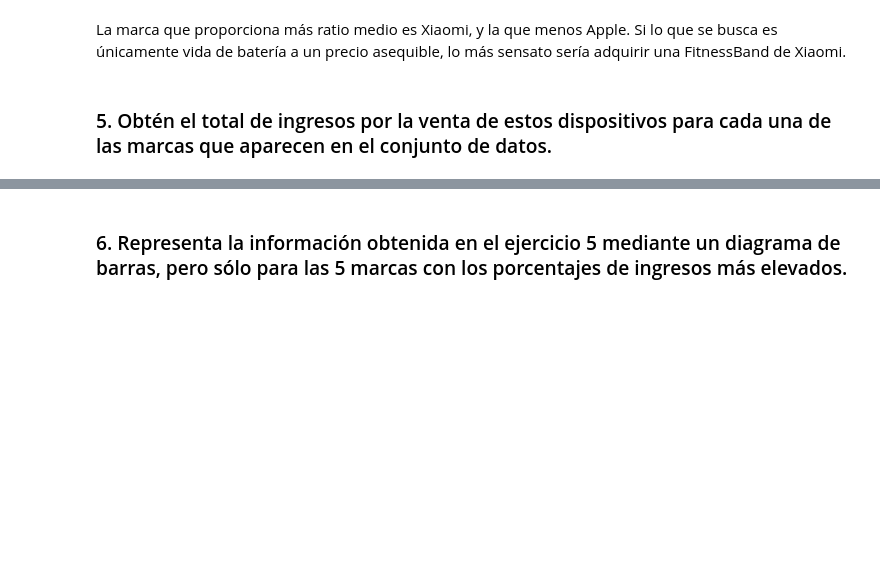
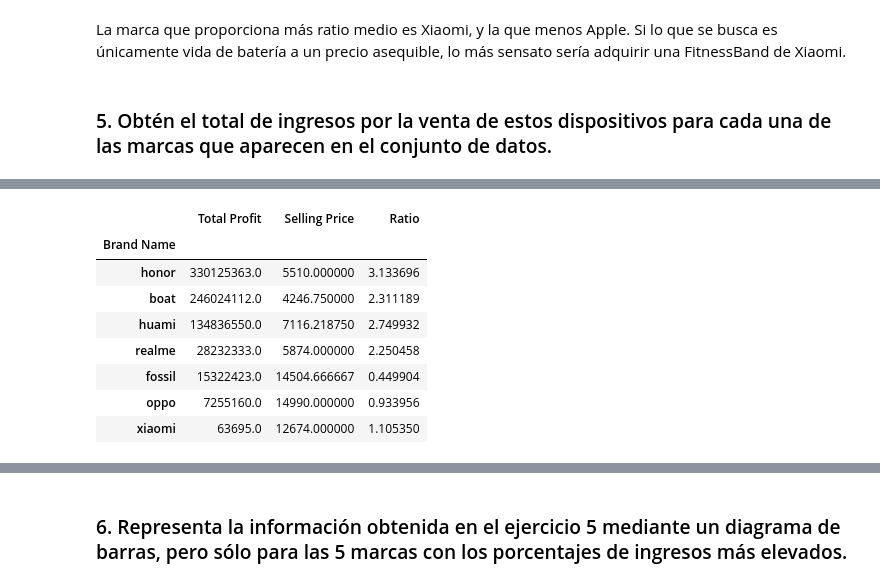
Before and after one commit to afercaceres/Fitness_Trackers, a Jupyter notebook: practica_python.ipynb, the cells around one changed output, grey strips where cells are left out. Drawn from its saved outputs; the diff is of its cells as text; code cells hidden in the pictures; blank space fills up the shorter version.

```diff
--- a/practica_python.ipynb
+++ b/practica_python.ipynb
@@ -848,0 +847,28 @@ La marca que más ingresos ha obtenido en total es Apple.
+# %%
+# Quitamos los NaN sabiendo que Selling Price no tiene, así que
+# solo agregaremos beneficios de Trackers con Reviews.
+
+vendidos = datos_ratio[["Brand Name", "Selling Price", "Reviews", "Ratio"]].dropna()
+
+
+mediaMarca = vendidos[["Brand Name","Selling Price"]].groupby("Brand Name").mean()
+
+mediaRatio = vendidos[["Brand Name","Ratio"]].groupby("Brand Name").mean()
+
+
+vendidos["Total Profit"] = vendidos["Selling Price"] * vendidos ["Reviews"]
+
+
+totalByBrand = vendidos[["Brand Name", "Total Profit"]].groupby("Brand Name").sum().sort_values(by=["Total Profit"], ascending = False).rename({"Selling Price":"Total Income"}, axis="columns")
+
+totalByBrand.join(mediaMarca).join(mediaRatio)
+# %% [output]
+|  | Total Profit | Selling Price | Ratio |
+| Brand Name |  |  |  |
+| honor | 330125363.0 | 5510.000000 | 3.133696 |
+| boat | 246024112.0 | 4246.750000 | 2.311189 |
+| huami | 134836550.0 | 7116.218750 | 2.749932 |
+| realme | 28232333.0 | 5874.000000 | 2.250458 |
+| fossil | 15322423.0 | 14504.666667 | 0.449904 |
+| oppo | 7255160.0 | 14990.000000 | 0.933956 |
+| xiaomi | 63695.0 | 12674.000000 | 1.105350 |
```
Also changed, not shown: parts of 20 cells of this notebook.
